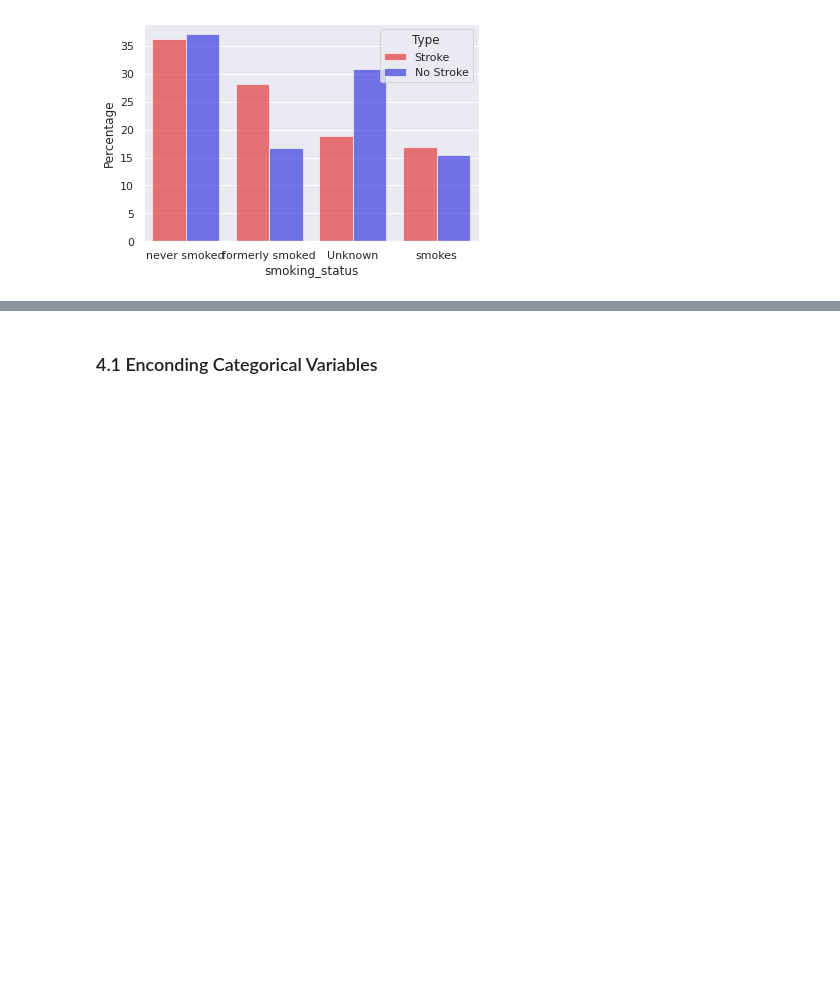
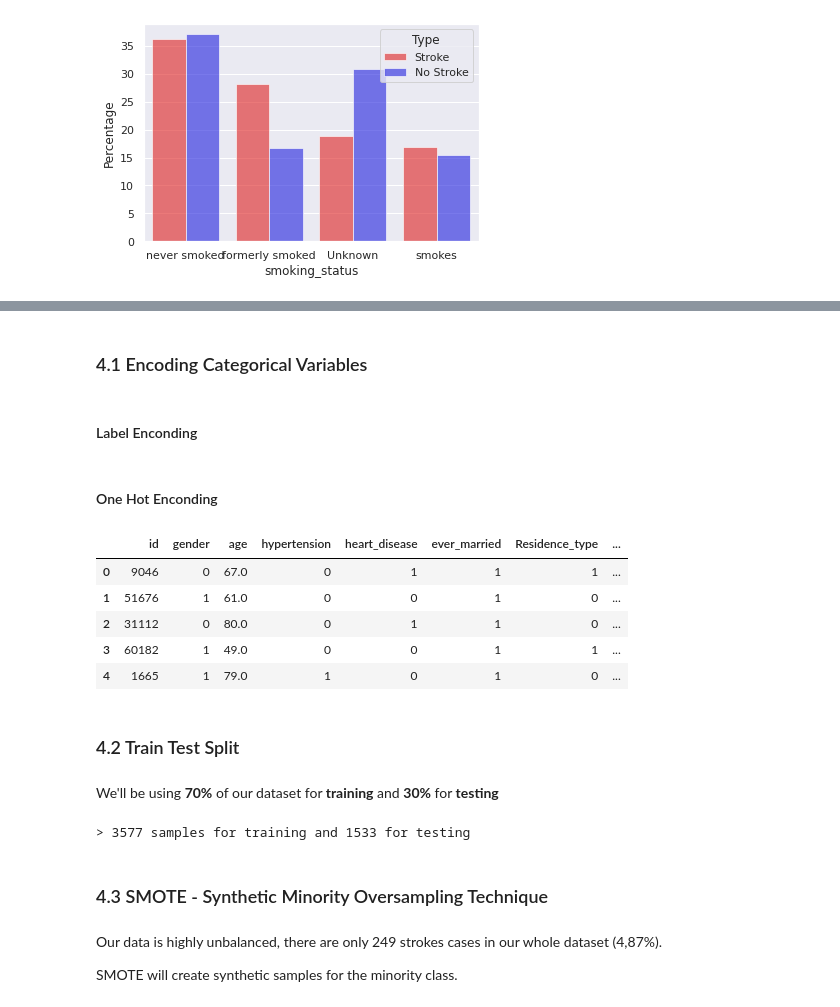
Before and after one commit to kimurarh/stroke-prediction, a Jupyter notebook: Stroke Exploratory Analysis.ipynb, the cells around one changed output, grey strips where cells are left out. Saved outputs shown, nothing was run; the diff lists cells and outputs as text; code cells hidden in the pictures; blank space fills up the shorter version.

```diff
--- a/Stroke Exploratory Analysis.ipynb
+++ b/Stroke Exploratory Analysis.ipynb
@@ -290,3 +280,44 @@ plot_comparison(smoking_status, 'smoking_status')
 ___
 # %% [markdown]
-### 4.1 Enconding Categorical Variables
+### 4.1 Encoding Categorical Variables
+# %% [markdown]
+#### Label Enconding
+# %%
+# Label Encoding
+df['gender'] = df['gender'].replace({'Male': 0, 'Female': 1, 'Other': -1})
+df['ever_married'] = df['ever_married'].replace({'No': 0, 'Yes': 1})
+df['Residence_type'] = df['Residence_type'].replace({'Rural': 0, 'Urban': 1})
+df['smoking_status'] = df['smoking_status'].replace({'never smoked': 0, 'formerly smoked': 1, 'smokes': 2, 'Unknown': -1})
+# %% [markdown]
+#### One Hot Enconding
+# %%
+df = pd.get_dummies(df, columns=['work_type'], prefix='work', prefix_sep=':', dtype=int)
+# %%
+df.head()
+# %% [output]
+|  | id | gender | age | hypertension | heart_disease | ever_married | Residence_type | ... |
+| 0 | 9046 | 0 | 67.0 | 0 | 1 | 1 | 1 | ... |
+| 1 | 51676 | 1 | 61.0 | 0 | 0 | 1 | 0 | ... |
+| 2 | 31112 | 0 | 80.0 | 0 | 1 | 1 | 0 | ... |
+| 3 | 60182 | 1 | 49.0 | 0 | 0 | 1 | 1 | ... |
+| 4 | 1665 | 1 | 79.0 | 1 | 0 | 1 | 0 | ... |
+# %% [markdown]
+### 4.2 Train Test Split
+# %% [markdown]
+We'll be using **70%** of our dataset for **training** and **30%** for **testing**
+# %%
+# Selecting Features and Target
+X = df.drop(columns=['stroke', 'id'])
+y = df['stroke']
+
+# Splitting in Train and Test
+X_train, X_test, y_train, y_test = train_test_split(X, y, train_size=0.7, random_state=42)
+print(f"> {len(X_train)} samples for training and {len(X_test)} for testing")
+# %% [output]
+> 3577 samples for training and 1533 for testing
+# %% [markdown]
+### 4.3 SMOTE - Synthetic Minority Oversampling Technique
+# %% [markdown]
+Our data is highly unbalanced, there are only 249 strokes cases in our whole dataset (4,87%).
+
+SMOTE will create synthetic samples for the minority class.
```
Also changed, not shown: parts of 14 cells of this notebook.
